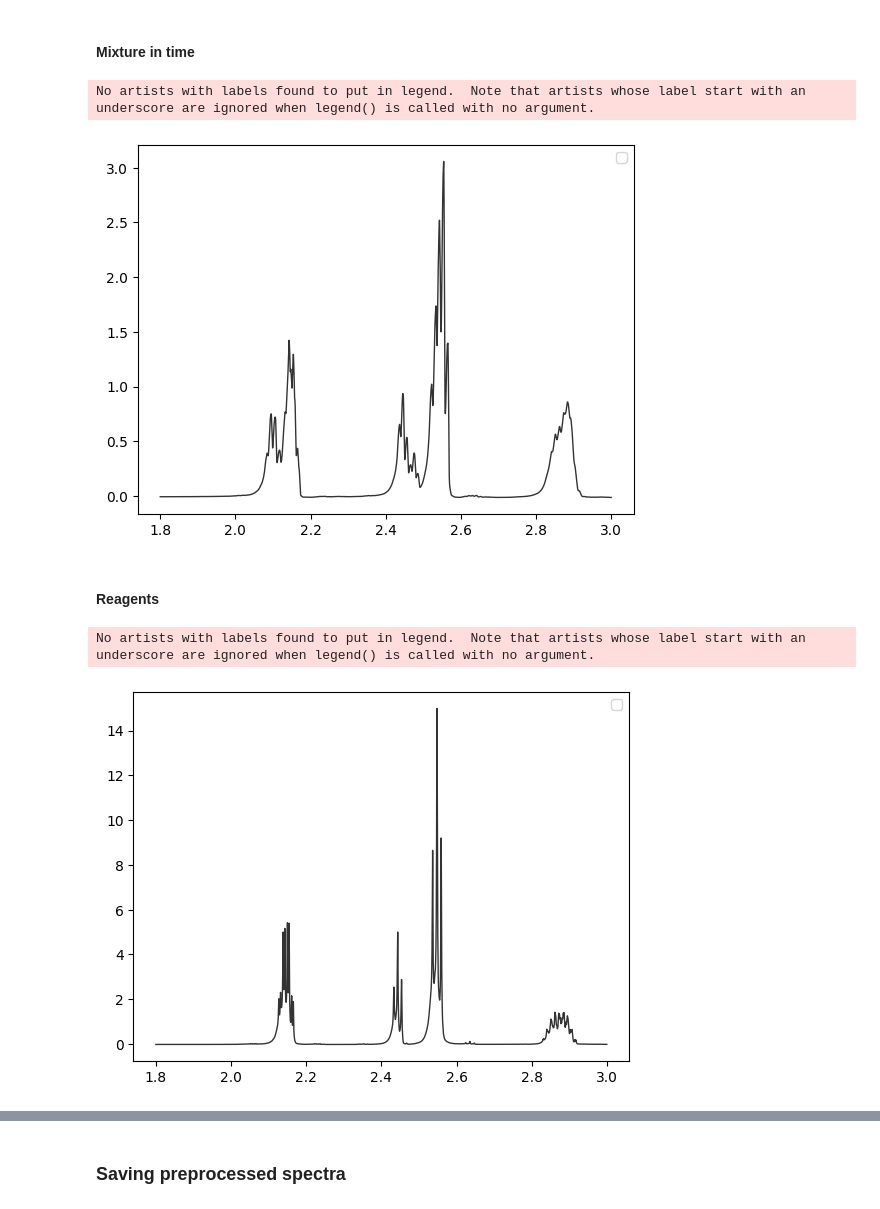
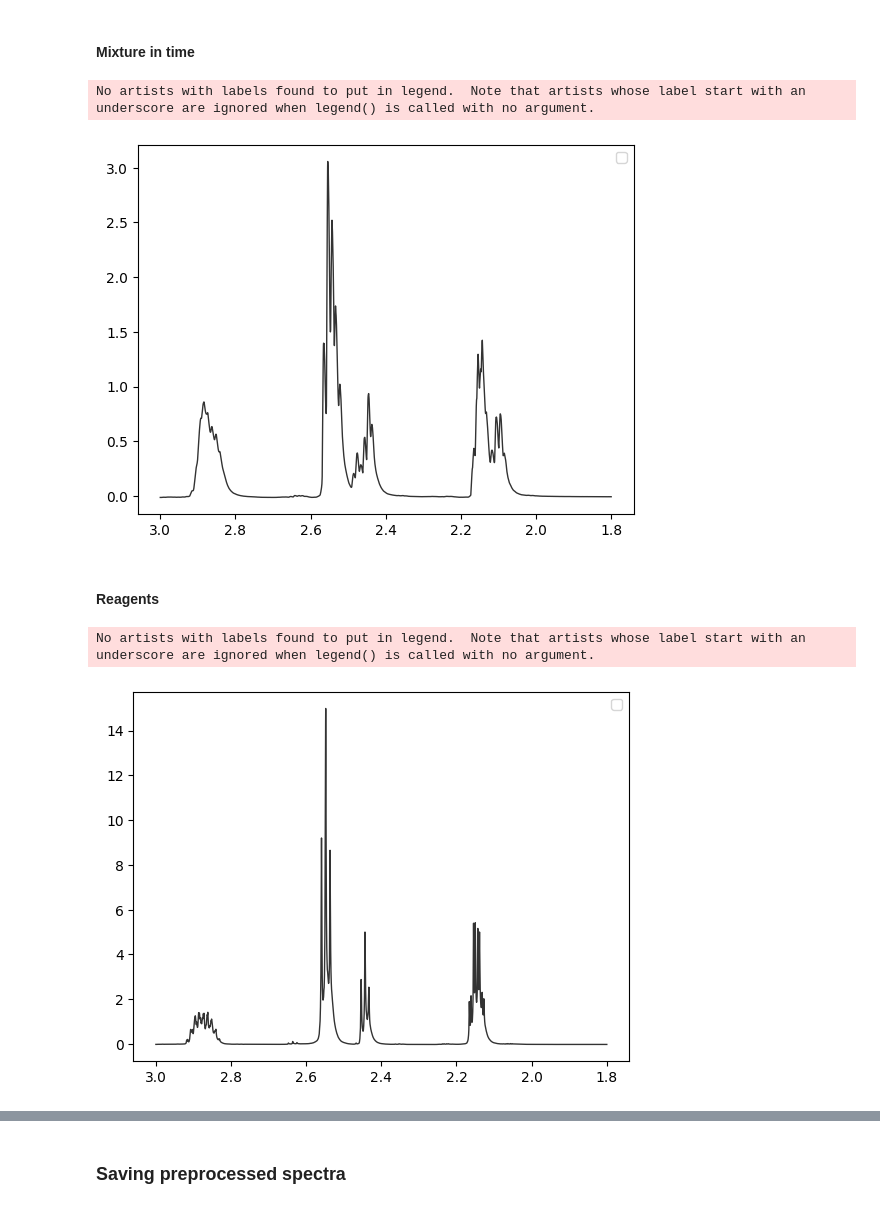
Before and after one commit to BDomzal/magnetstein_x_chemical_reactions, a Jupyter notebook: notebooks/preprocessing/PMG_247_preprocessing.ipynb, the cells around one changed output, grey strips where cells are left out. Saved outputs shown, nothing was run; the diff lists cells and outputs as text; code cells hidden in the pictures.

Commit message:
Inverted x axis in spectra plots in notebooks

```diff
--- a/notebooks/preprocessing/PMG_247_preprocessing.ipynb
+++ b/notebooks/preprocessing/PMG_247_preprocessing.ipynb
@@ -43,10 +43,11 @@ def load_spectrum(mixture_time_data, moment_of_time):
     sp = NMRSpectrum(confs = list(zip(ppm, intensity)))
     return sp
 # %%
+plt.gca().invert_xaxis()
 NMRSpectrum.plot_all([load_spectrum(mixture_time_data_cut_to_region, 1)], profile=True)
 # %% [output]
 No artists with labels found to put in legend.  Note that artists whose label start with an underscore are ignored when legend() is called with no argument.
-[figure, old version]
+[figure, new version]
 # %% [markdown]
 #### Reagents
 # %%
@@ -57,10 +58,11 @@ reagent_cut_to_region = reagent[reagent[0].apply(lambda x: x>1.8 and x<3)]
 ppm = reagent_cut_to_region.iloc[:,0]
 ints = reagent_cut_to_region.iloc[:,1]
 reagent_sp = NMRSpectrum(confs = list(zip(ppm, ints)))
+plt.gca().invert_xaxis()
 NMRSpectrum.plot_all([reagent_sp], profile=True)
 # %% [output]
 No artists with labels found to put in legend.  Note that artists whose label start with an underscore are ignored when legend() is called with no argument.
-[figure, old version]
+[figure, new version]
 # %%
 substrat0 = reagent_cut_to_region[reagent_cut_to_region[0].apply(lambda x: x<2.475)]
 substrat1 = reagent_cut_to_region[reagent_cut_to_region[0].apply(lambda x: x>=2.475)]
```
Also changed, not shown: parts of 1 cell of this notebook, 1 other file.
